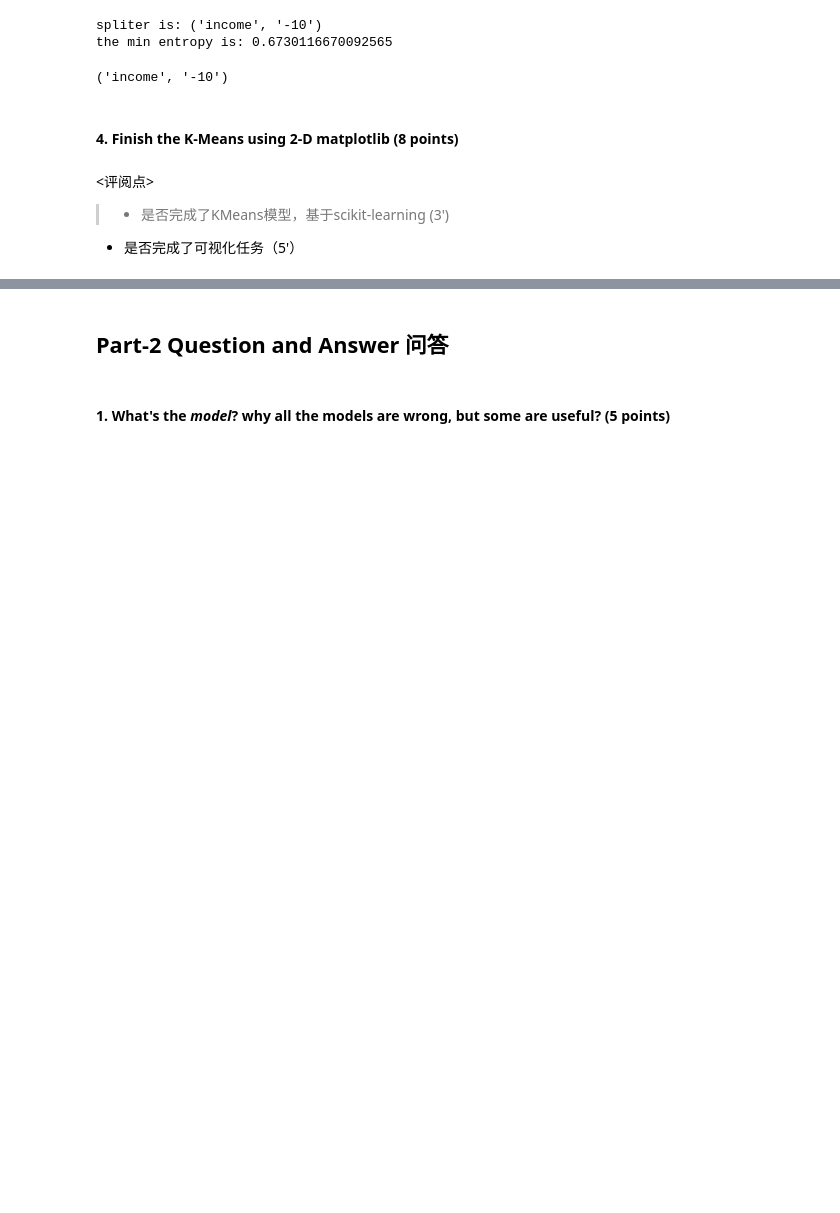
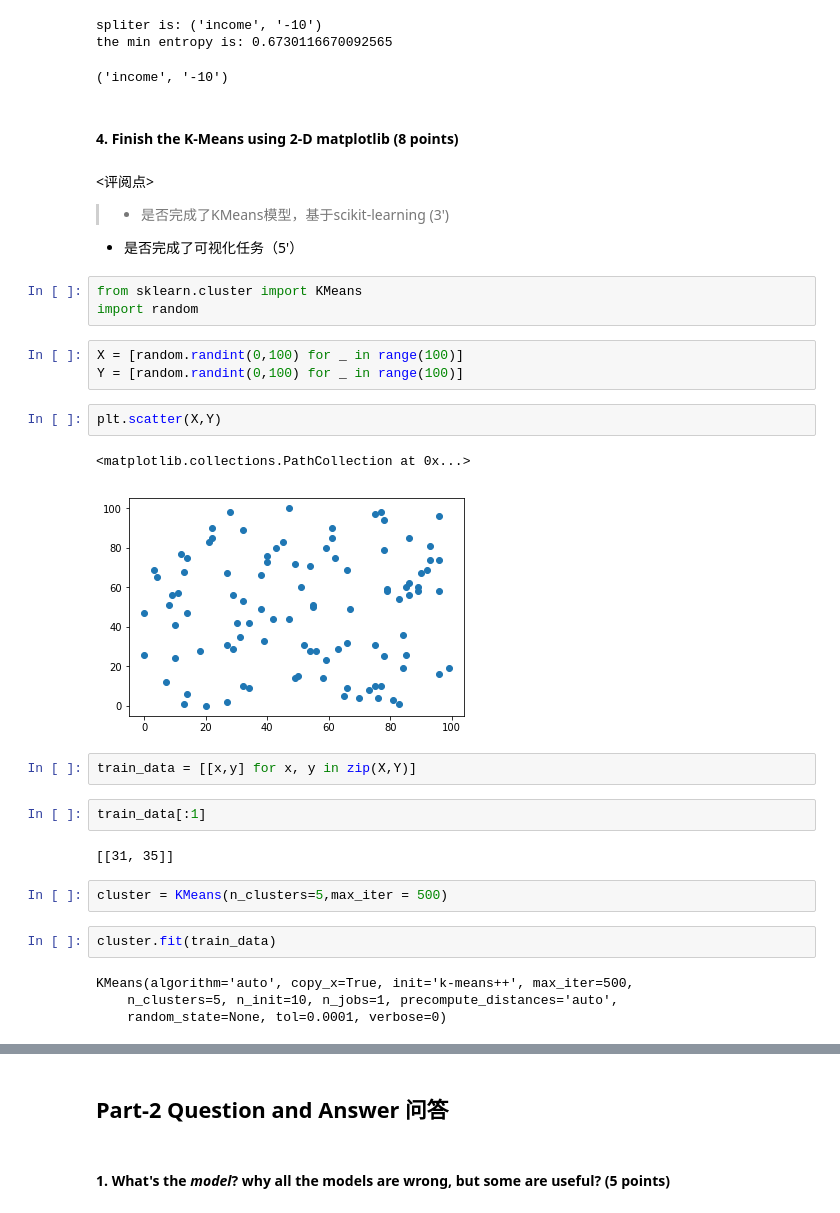
Before and after one commit to HanyingG/NLP-Course, a Jupyter notebook: Assignment-03.ipynb, the cells around one changed output, grey strips where cells are left out. Cells and saved outputs as stored; diff of their text form; blank space fills up the shorter version.

```diff
--- a/Assignment-03.ipynb
+++ b/Assignment-03.ipynb
@@ -159,3 +159,28 @@ the min entropy is: 0.6730116670092565
 <评阅点>
 > + 是否完成了KMeans模型，基于scikit-learning (3')
 + 是否完成了可视化任务（5'）
+# %%
+from sklearn.cluster import KMeans
+import random
+# %%
+X = [random.randint(0,100) for _ in range(100)]
+Y = [random.randint(0,100) for _ in range(100)]
+# %%
+plt.scatter(X,Y)
+# %% [output]
+<matplotlib.collections.PathCollection at 0x...>
+[figure, added]
+# %%
+train_data = [[x,y] for x, y in zip(X,Y)]
+# %%
+train_data[:1]
+# %% [output]
+[[31, 35]]
+# %%
+cluster = KMeans(n_clusters=5,max_iter = 500)
+# %%
+cluster.fit(train_data)
+# %% [output]
+KMeans(algorithm='auto', copy_x=True, init='k-means++', max_iter=500,
+    n_clusters=5, n_init=10, n_jobs=1, precompute_distances='auto',
+    random_state=None, tol=0.0001, verbose=0)
```
Also changed, not shown: parts of 21 cells of this notebook.
